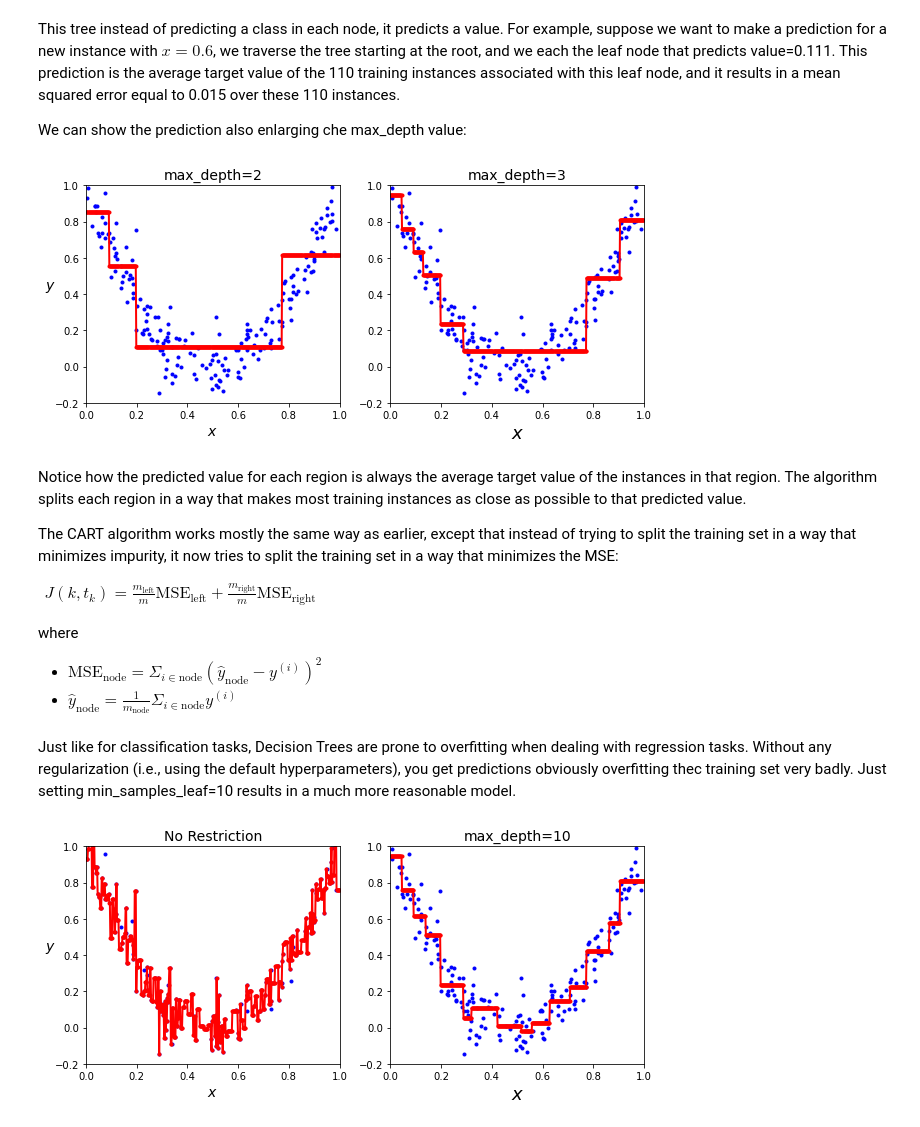
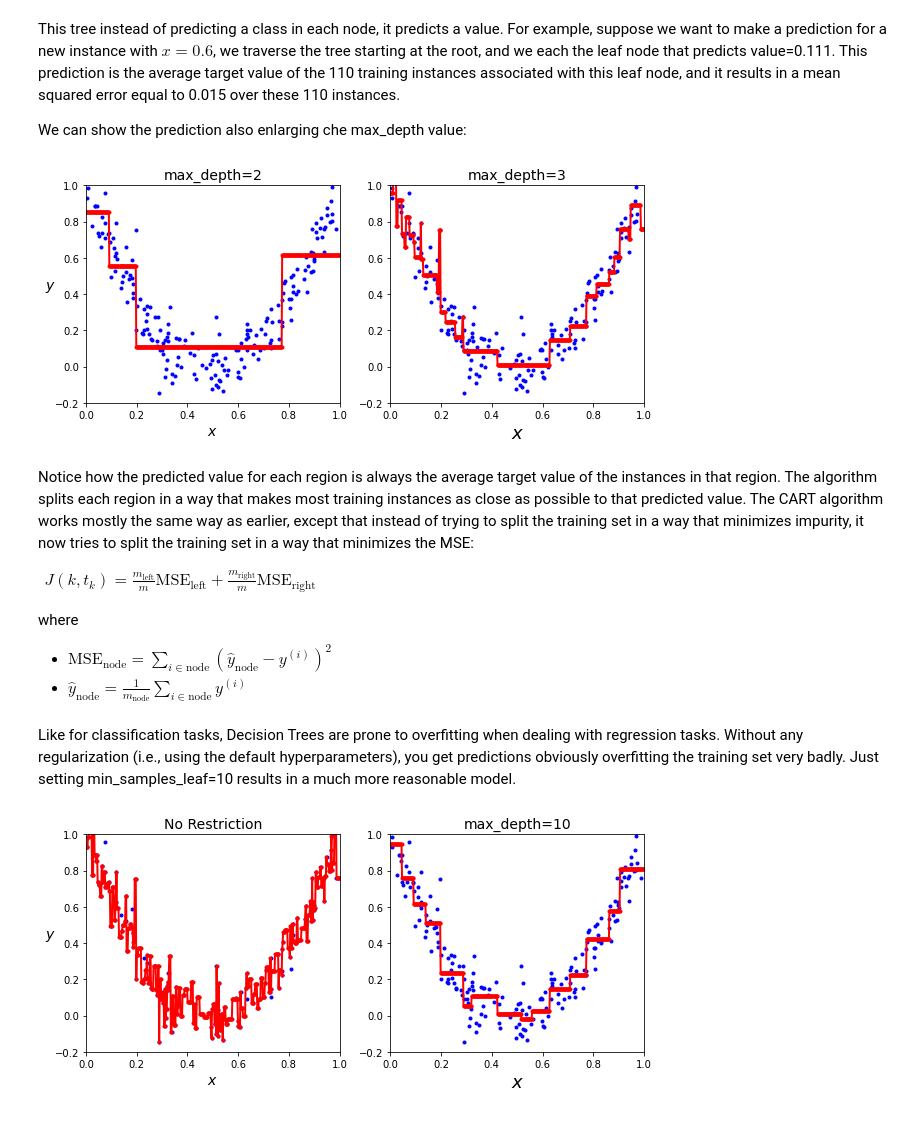
Before and after one commit to ethangillett/machine-learning_riccardoberta, a Jupyter notebook: 02-supervised-learning/02-decision-trees.ipynb, the cells around one changed output. Drawn from its saved outputs; the diff is of its cells as text; code cells hidden in the pictures.

```diff
--- a/02-supervised-learning/02-decision-trees.ipynb
+++ b/02-supervised-learning/02-decision-trees.ipynb
@@ -386,39 +369,37 @@ We can show the prediction also enlarging che max_depth value:
 from sklearn.tree import DecisionTreeRegressor
 
 tree_reg1 = DecisionTreeRegressor(random_state=42, max_depth=2)
 tree_reg1.fit(X, y)
 
-tree_reg2 = DecisionTreeRegressor(random_state=42, max_depth=3)
+tree_reg2 = DecisionTreeRegressor(random_state=42, max_depth=5)
 tree_reg2.fit(X, y)
 
 def plot_regression_predictions(tree_reg, X, y, axes=[0, 1, -0.2, 1]):
     x1 = np.linspace(axes[0], axes[1], 500).reshape(-1, 1)
     y_pred = tree_reg.predict(x1)
     plt.axis(axes)
     plt.plot(x1, y_pred, "r.-", linewidth=2, label=r"$\hat{y}$")
 
 fig, axes = plt.subplots(ncols=2, figsize=(10, 4))
 
 plt.sca(axes[0])
 plt.plot(X, y, "b.")
 plt.xlabel("$x$", fontsize=14)
 plt.ylabel("$y$", fontsize=14, rotation=0)
 plot_regression_predictions(tree_reg1, X, y)
 plt.title("max_depth=2", fontsize=14)
 
 plt.sca(axes[1])
 plt.plot(X, y, "b.")
 plt.xlabel("$x$", fontsize=18)
 plot_regression_predictions(tree_reg2, X, y)
 plt.title("max_depth=3", fontsize=14)
 
 plt.show()
 # %% [output]
-[figure, old version]
+[figure, new version]
 # %% [markdown]
-Notice how the predicted value for each region is always the average target value of the instances in that region. The algorithm splits each region in a way that makes most training instances as close as possible to that predicted value.
-
-The CART algorithm works mostly the same way as earlier, except that instead of trying to split the training set in a way that minimizes impurity, it now tries to split the training set in a way that minimizes the MSE:
+Notice how the predicted value for each region is always the average target value of the instances in that region. The algorithm splits each region in a way that makes most training instances as close as possible to that predicted value. The CART algorithm works mostly the same way as earlier, except that instead of trying to split the training set in a way that minimizes impurity, it now tries to split the training set in a way that minimizes the MSE:
 
 $\begin{align}
 J(k,t_k)=\frac{m_\text{left}}{m}\text{MSE}_\text{left}+\frac{m_\text{right}}{m}\text{MSE}_\text{right}
@@ -426,10 +407,10 @@ J(k,t_k)=\frac{m_\text{left}}{m}\text{MSE}_\text{left}+\frac{m_\text{right}}{m}\
 
 where
 
-- $\text{MSE}_\text{node}=\Sigma_{i\in\text{node}}(\hat{y}_\text{node}-y^{(i)})^2$
-- $\hat{y}_\text{node}=\frac{1}{m_\text{node}}\Sigma_{i\in\text{node}}y^{(i)}$
+- $\text{MSE}_\text{node}=\sum\limits_{i\in\text{node}}(\hat{y}_\text{node}-y^{(i)})^2$
+- $\hat{y}_\text{node}=\frac{1}{m_\text{node}}\sum\limits_{i\in\text{node}}y^{(i)}$
 # %% [markdown]
-Just like for classification tasks, Decision Trees are prone to overfitting when dealing with regression tasks. Without any regularization (i.e., using the default hyperparameters), you get predictions obviously overfitting thec training set very badly. Just setting min_samples_leaf=10 results in a much more reasonable model.
+Like for classification tasks, Decision Trees are prone to overfitting when dealing with regression tasks. Without any regularization (i.e., using the default hyperparameters), you get predictions obviously overfitting the training set very badly. Just setting min_samples_leaf=10 results in a much more reasonable model.
 # %%
 from sklearn.tree import DecisionTreeRegressor
 
```
Also changed, not shown: parts of 45 cells of this notebook, 1 other file.
